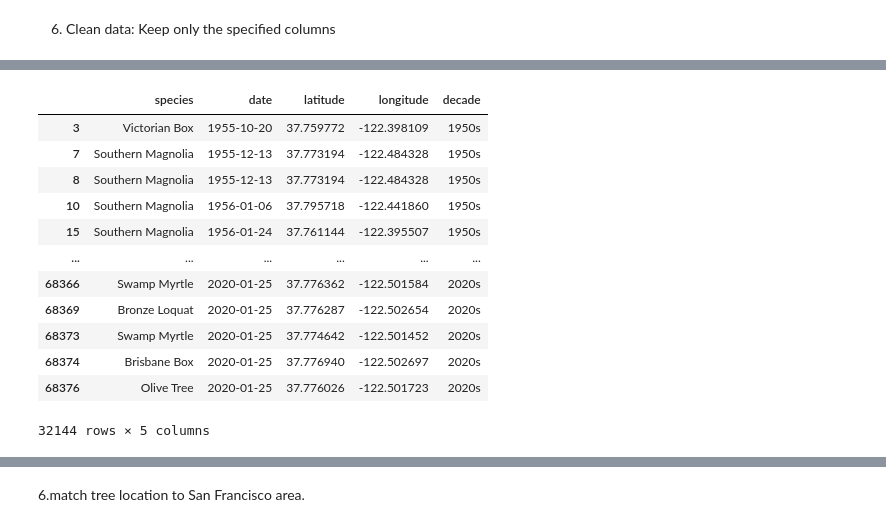
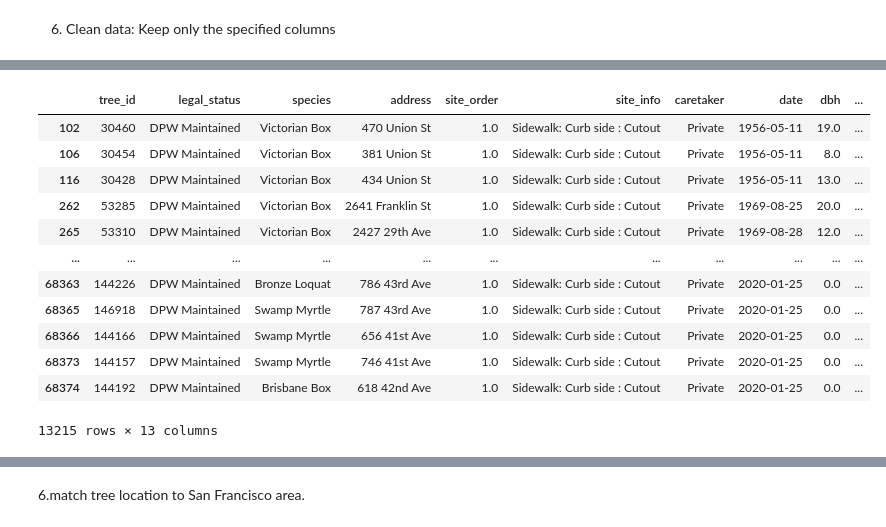
Before and after one commit to J1ngAo/Distribution-of-trees-on-the-streets-of-San-Francisco, a Jupyter notebook: clean_data.ipynb, the cells around one changed output, grey strips where cells are left out. Saved outputs shown, nothing was run; the diff lists cells and outputs as text; code cells hidden in the pictures.

```diff
--- a/clean_data.ipynb
+++ b/clean_data.ipynb
@@ -113,7 +47,7 @@ longitude      2832
 dtype: int64
 # %%
 # Removing rows with any null values
-df_no_null_column = df_extract_column.dropna()
-null_values = df_no_null_column.isnull().sum()
+df = df.dropna()
+null_values = df.isnull().sum()
 null_values
 # %% [output]
@@ -139,9 +67,9 @@ df_no_null_column.head()
 # %%
-df_no_null_column_copy = df_no_null_column[['species', 'date', 'latitude', 'longitude']].copy()
+df = df.copy()
 
 # Splitting the 'species' column at "::" and retaining only the common name
 # If there's no common name (empty string after split), replace with 'Other Tree'
-df_no_null_column_copy['species'] = df_no_null_column_copy['species'].str.split(' :: ').str.get(1).fillna('Other Tree')
+df['species'] = df['species'].str.split(' :: ').str.get(1).fillna('Other Tree')
 # Displaying the first few rows to verify the changes
-df_no_null_column_copy.head()
+df.head()
 # %% [output]
@@ -174,6 +102,6 @@ Myoporum                               243
 Name: count, dtype: int64
 # %%
-df_no_null_column_copy_filtered = df_no_null_column_copy[df_no_null_column_copy['species'] != 'Other Tree']
-df_no_null_column_copy_filtered['species'] .value_counts()
+df = df[df['species'] != 'Other Tree']
+df['species'] .value_counts()
 # %% [output]
 species
@@ -209,4 +120,4 @@ Name: count, Length: 6614, dtype: int64
 # %%
-df_no_null_column_copy_filtered['decade'] = (df_no_null_column_copy_filtered['date'].str[:3] + '0s').astype(str)
-df_no_null_column_copy_filtered.head()
+df['decade'] = (df['date'].str[:3] + '0s').astype(str)
+df.head()
 # %% [output]
@@ -247,30 +140,30 @@ Name: count, dtype: int64
 # %%
 # 创建包含特定树种名称的列表
 selected_species = [
     "Brisbane Box", "Swamp Myrtle", "Hybrid Strawberry Tree", "Cherry Plum",
     "Southern Magnolia", "New Zealand Xmas Tree", "Victorian Box",
     "Sycamore: London Plane", "Ornamental Cherry", "Kwanzan Flowering Cherry",
     "Mayten", "Maidenhair Tree", "Bronze Loquat", "Olive Tree",
     "Small-leaf Tristania 'Elegant'", "Ornamental Pear"
 ]
 
 # 筛选原始 DataFrame 以保留只包含这些树种的行
-df_filtered_selected_species = df_no_null_column_copy_filtered[
-    df_no_null_column_copy_filtered['species'].isin(selected_species)
+df = df[
+    df['species'].isin(selected_species)
 ]
 
-df_filtered_selected_species
+df
 # %% [output]
-|  | species | date | latitude | longitude | decade |
-| 3 | Victorian Box | 1955-10-20 | 37.759772 | -122.398109 | 1950s |
-| 7 | Southern Magnolia | 1955-12-13 | 37.773194 | -122.484328 | 1950s |
-| 8 | Southern Magnolia | 1955-12-13 | 37.773194 | -122.484328 | 1950s |
-| 10 | Southern Magnolia | 1956-01-06 | 37.795718 | -122.441860 | 1950s |
-| 15 | Southern Magnolia | 1956-01-24 | 37.761144 | -122.395507 | 1950s |
-| ... | ... | ... | ... | ... | ... |
-| 68366 | Swamp Myrtle | 2020-01-25 | 37.776362 | -122.501584 | 2020s |
-| 68369 | Bronze Loquat | 2020-01-25 | 37.776287 | -122.502654 | 2020s |
-| 68373 | Swamp Myrtle | 2020-01-25 | 37.774642 | -122.501452 | 2020s |
-| 68374 | Brisbane Box | 2020-01-25 | 37.776940 | -122.502697 | 2020s |
-| 68376 | Olive Tree | 2020-01-25 | 37.776026 | -122.501723 | 2020s |
+|  | tree_id | legal_status | species | address | site_order | site_info | caretaker | date | dbh | ... |
+| 102 | 30460 | DPW Maintained | Victorian Box | 470 Union St | 1.0 | Sidewalk: Curb side : Cutout | Private | 1956-05-11 | 19.0 | ... |
+| 106 | 30454 | DPW Maintained | Victorian Box | 381 Union St | 1.0 | Sidewalk: Curb side : Cutout | Private | 1956-05-11 | 8.0 | ... |
+| 116 | 30428 | DPW Maintained | Victorian Box | 434 Union St | 1.0 | Sidewalk: Curb side : Cutout | Private | 1956-05-11 | 13.0 | ... |
+| 262 | 53285 | DPW Maintained | Victorian Box | 2641 Franklin St | 1.0 | Sidewalk: Curb side : Cutout | Private | 1969-08-25 | 20.0 | ... |
+| 265 | 53310 | DPW Maintained | Victorian Box | 2427 29th Ave | 1.0 | Sidewalk: Curb side : Cutout | Private | 1969-08-28 | 12.0 | ... |
+| ... | ... | ... | ... | ... | ... | ... | ... | ... | ... | ... |
+| 68363 | 144226 | DPW Maintained | Bronze Loquat | 786 43rd Ave | 1.0 | Sidewalk: Curb side : Cutout | Private | 2020-01-25 | 0.0 | ... |
+| 68365 | 146918 | DPW Maintained | Swamp Myrtle | 787 43rd Ave | 1.0 | Sidewalk: Curb side : Cutout | Private | 2020-01-25 | 0.0 | ... |
+| 68366 | 144166 | DPW Maintained | Swamp Myrtle | 656 41st Ave | 1.0 | Sidewalk: Curb side : Cutout | Private | 2020-01-25 | 0.0 | ... |
+| 68373 | 144157 | DPW Maintained | Swamp Myrtle | 746 41st Ave | 1.0 | Sidewalk: Curb side : Cutout | Private | 2020-01-25 | 0.0 | ... |
+| 68374 | 144192 | DPW Maintained | Brisbane Box | 618 42nd Ave | 1.0 | Sidewalk: Curb side : Cutout | Private | 2020-01-25 | 0.0 | ... |
-32144 rows × 5 columns
+13215 rows × 13 columns
```
Also changed, not shown: parts of 30 cells of this notebook, 1 other file.
